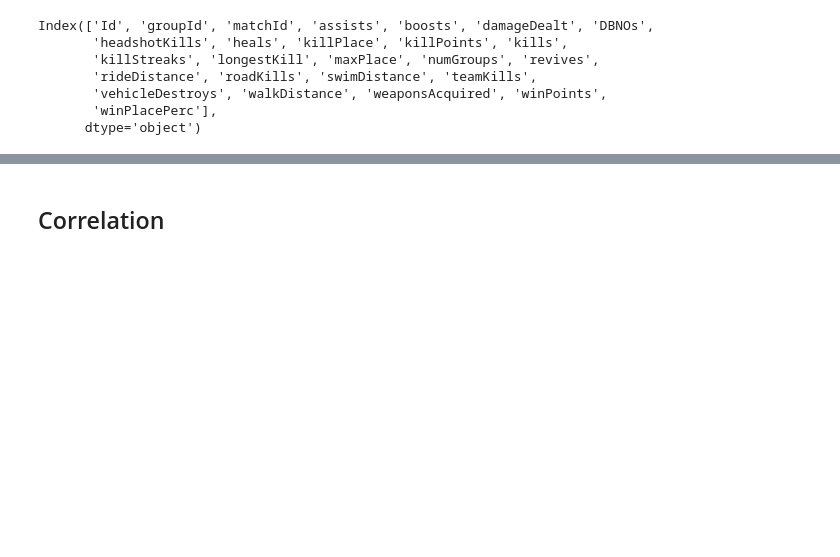
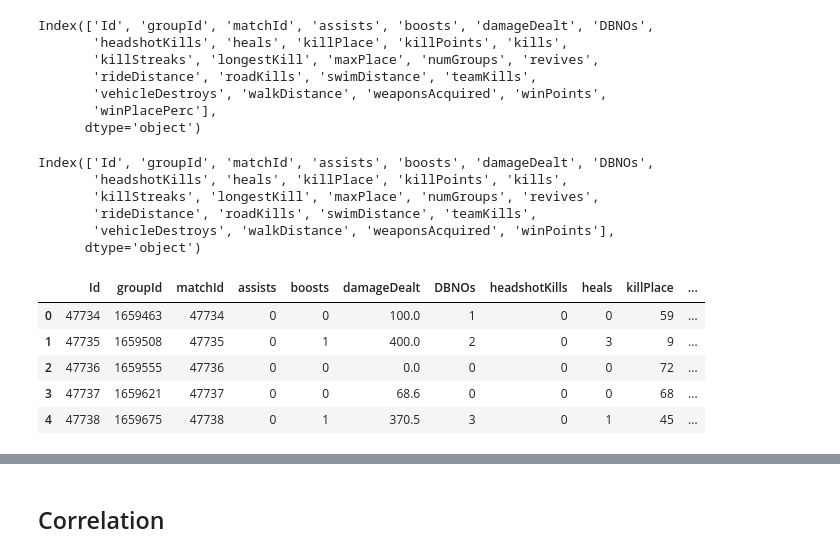
Before and after one commit to Ritvik19/PUBG-Finish-Placement-Prediction, a Jupyter notebook: PUBG-Finish-Placement-Prediction.ipynb, the cells around one changed output, grey strips where cells are left out. Drawn from its saved outputs; the diff is of its cells as text; code cells hidden in the pictures; blank space fills up the shorter version.

```diff
--- a/PUBG-Finish-Placement-Prediction.ipynb
+++ b/PUBG-Finish-Placement-Prediction.ipynb
@@ -109,3 +109,23 @@ X = train_data[['assists', 'boosts', 'damageDealt', 'DBNOs', 'headshotKills', 'h
                 'teamKills', 'vehicleDestroys', 'walkDistance', 'weaponsAcquired', 'winPoints']]
 # %%
 y = train_data['winPlacePerc']
+# %%
+test_data = pd.read_csv('test.csv')
+# %%
+test_data.columns
+# %% [output]
+Index(['Id', 'groupId', 'matchId', 'assists', 'boosts', 'damageDealt', 'DBNOs',
+       'headshotKills', 'heals', 'killPlace', 'killPoints', 'kills',
+       'killStreaks', 'longestKill', 'maxPlace', 'numGroups', 'revives',
+       'rideDistance', 'roadKills', 'swimDistance', 'teamKills',
+       'vehicleDestroys', 'walkDistance', 'weaponsAcquired', 'winPoints'],
+      dtype='object')
+# %%
+test_data.head()
+# %% [output]
+|  | Id | groupId | matchId | assists | boosts | damageDealt | DBNOs | headshotKills | heals | killPlace | ... |
+| 0 | 47734 | 1659463 | 47734 | 0 | 0 | 100.0 | 1 | 0 | 0 | 59 | ... |
+| 1 | 47735 | 1659508 | 47735 | 0 | 1 | 400.0 | 2 | 0 | 3 | 9 | ... |
+| 2 | 47736 | 1659555 | 47736 | 0 | 0 | 0.0 | 0 | 0 | 0 | 72 | ... |
+| 3 | 47737 | 1659621 | 47737 | 0 | 0 | 68.6 | 0 | 0 | 0 | 68 | ... |
+| 4 | 47738 | 1659675 | 47738 | 0 | 1 | 370.5 | 3 | 0 | 1 | 45 | ... |
```
Also changed, not shown: parts of 17 cells of this notebook.
